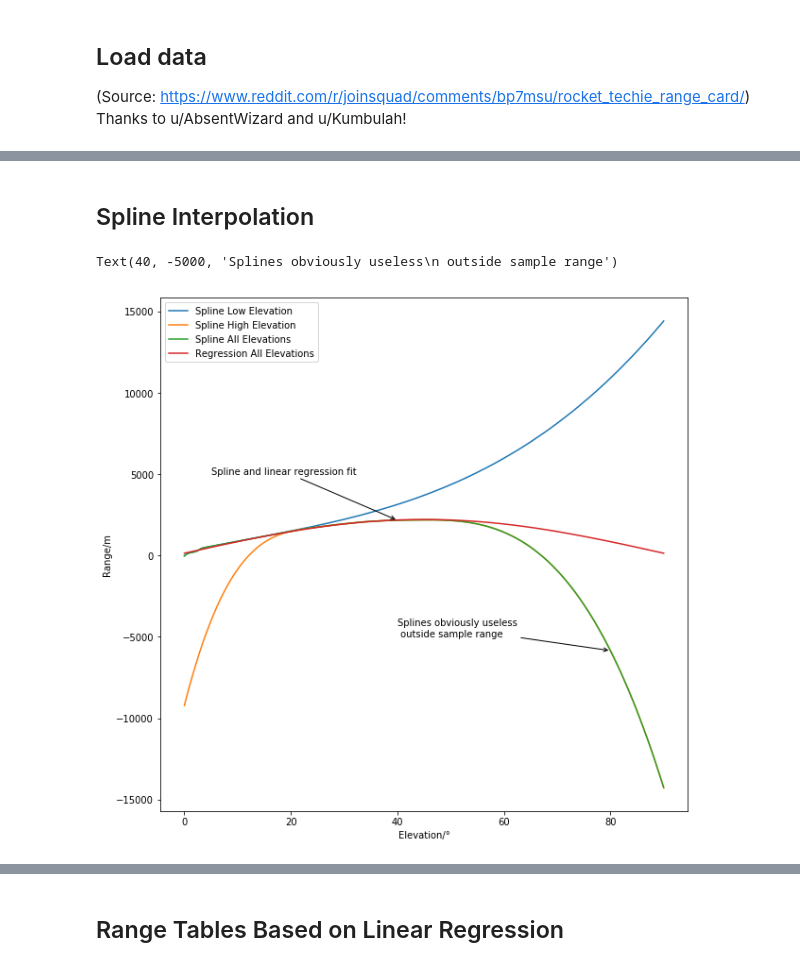
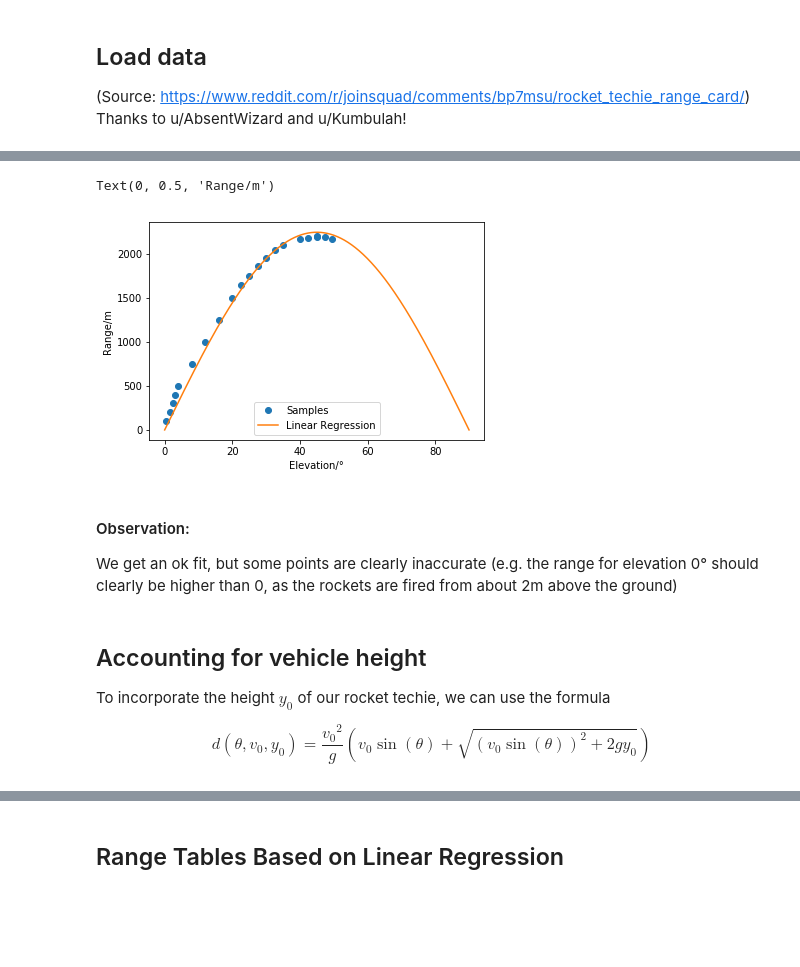
Before and after one commit to tanuki-bellydrum/squad-rocket-range-table, a Jupyter notebook: rocket_range_table.ipynb, the cells around one changed output, grey strips where cells are left out. Drawn from its saved outputs; the diff is of its cells as text; code cells hidden in the pictures; blank space fills up the shorter version.

```diff
--- a/rocket_range_table.ipynb
+++ b/rocket_range_table.ipynb
@@ -79,3 +41,3 @@ Thanks to u/gebfree!
 # %%
-def cos_sin(x):
-    return np.cos(x) * np.sin(x)
+def basis_fn(x, g=9.81):
+    return 1.0 / g * np.sin(2 * x)
@@ -93,2 +57,2 @@ weight_all, offset_all = cos_sin_linear_regression(data_all, targets_all)
 # %%
-grid = np.linspace(0, 90, 10001)
+grid = np.linspace(0, np.pi / 2, 10001)
@@ -116,2 +58,0 @@ Text(0, 0.5, 'Range/m')
-# %% [markdown]
-## Spline Interpolation
@@ -122,32 +59,24 @@ spline_all = interpolate.splrep(data_all, targets_all)
-# %%
-plt.plot(grid, interpolate.splev(grid, spline_low))
-plt.plot(grid, interpolate.splev(grid, spline_high))
-plt.plot(grid, interpolate.splev(grid, spline_all))
-plt.plot(grid, weight_all * cos_sin(grid  / 180.0 * np.pi) + offset_all)
-
-plt.legend(('Spline Low Elevation',
-            'Spline High Elevation',
-            'Spline All Elevations',
-            'Regression All Elevations'
-            ))
-
-
-plt.xlabel('Elevation/°')
-plt.ylabel('Range/m')
-
-annotation_coords_good = (40, interpolate.splev(40, spline_all))
-annotation_coords_bad= (80, interpolate.splev(80, spline_all))
-plt.annotate('Spline and linear regression fit',
-            annotation_coords_good,
-            xytext=(5, 5000),
-            arrowprops=dict(arrowstyle='->')
-            )
-
-plt.annotate('Splines obviously useless\n outside sample range',
-            annotation_coords_bad,
-            xytext=(40, -5000),
-            arrowprops=dict(arrowstyle='->')
-            )
-# %% [output]
-Text(40, -5000, 'Splines obviously useless\n outside sample range')
-[figure, removed]
+# %%
+plt.plot(np.rad2deg(elevations), ranges, linestyle='None', marker='o')
+plt.plot(np.rad2deg(grid), (v_0 ** 2) * basis_fn(grid))
+
+
+plt.legend(('Samples',
+            'Linear Regression'
+            ))
+
+
+plt.xlabel('Elevation/°')
+plt.ylabel('Range/m')
+# %% [output]
+Text(0, 0.5, 'Range/m')
+[figure, added]
+# %% [markdown]
+#### Observation:
+We get an ok fit, but some points are clearly inaccurate (e.g. the range for elevation 0° should clearly be higher than 0, as the rockets are fired from about 2m above the ground)
+# %% [markdown]
+## Accounting for vehicle height
+
+To incorporate the height $y_0$ of our rocket techie, we can use the formula
+
+$$ d(\theta, v_0, y_0) = \frac{{v_0}^2}{g} ( v_0 \sin(\theta) + \sqrt{ (v_0 \sin(\theta))^2 + 2 g y_0 } ) $$
```
Also changed, not shown: parts of 28 cells of this notebook, 1 other file.
